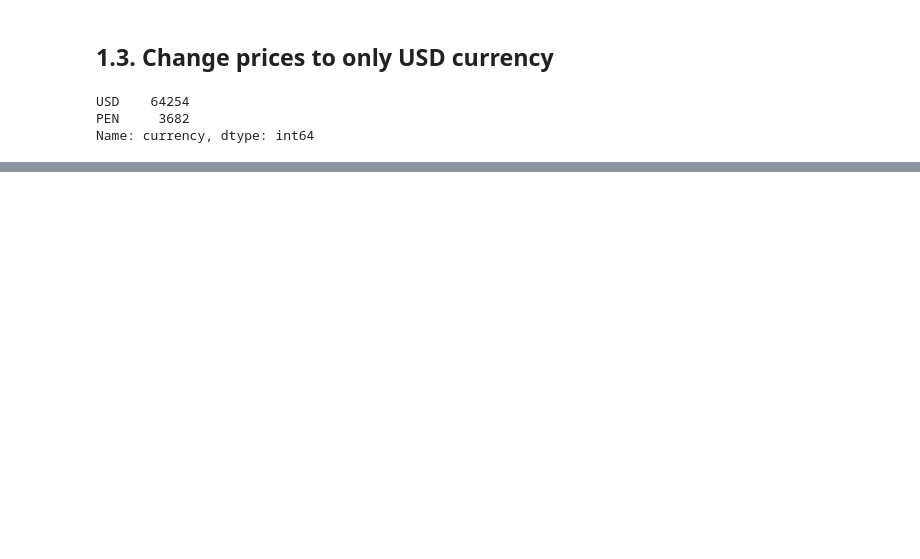
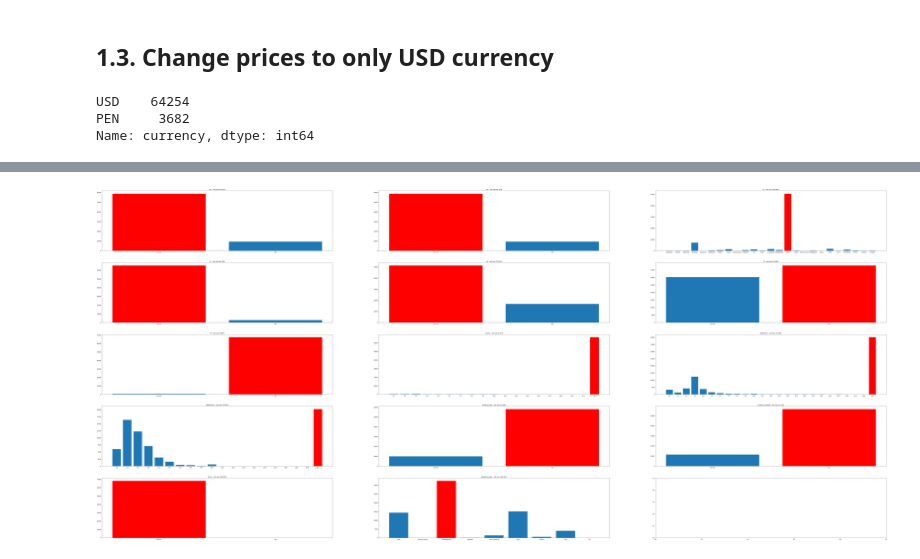
Before and after one commit to ECisneros20/Hackathon-BBVA-2022, a Jupyter notebook: House_prediction.ipynb, the cells around one changed output, grey strips where cells are left out. Drawn from its saved outputs; the diff is of its cells as text; code cells hidden in the pictures; blank space fills up the shorter version.

```diff
--- a/House_prediction.ipynb
+++ b/House_prediction.ipynb
@@ -227,3 +270,16 @@ property_type nan -> 0
 property_type nan -> 0.0 %
 property_type values -> ['Casa' 'Lote' 'Otro' 'Departamento' 'Depósito' 'Local comercial'
  'Oficina' 'Casa de campo' 'PH']
+# %%
+for i in peru.columns:
+
+  if (peru[i].nunique() < 25):
+
+    print("{} -> {}".format(i, peru[i].unique()))
+
+  else:
+
+    not_nan = peru[i].notna().sum()
+    nan = peru[i].isnull().sum()
+
+    print("{} -> not nan {}, nan {}".format(i, not_nan, nan))
@@ -229,0 +305,40 @@ property_type values -> ['Casa' 'Lote' 'Otro' 'Departamento' 'Depósito' 'Local
+# %%
+fig, axes = plt.subplots(nrows = 5, ncols = 3, figsize = (110, 50))
+count = 0
+
+for i in peru.columns:
+
+  if (peru[i].nunique() < 26):
+
+    index = np.sort(peru[i].unique())
+    index = index.astype(str)
+
+    counts = peru[i].value_counts(dropna = False).sort_index()
+
+    ax = axes[int(count / 3)][count % 3]
+
+    max_value = np.argmax(counts)
+
+    ax.bar(index, counts)[max_value].set_color('r')
+    title = "{} - not nan {:.2f}%".format(i, peru[i].notna().sum() / peru.shape[0] * 100)
+    ax.set_title(title)
+
+  else:
+
+    index = ["not nan", "nan"]
+
+    not_nan = peru[i].notna().sum()
+    nan = peru[i].isnull().sum()
+    counts = np.array([not_nan, nan])
+
+    ax = axes[int(count / 3)][count % 3]
+
+    max_value = np.argmax(counts)
+
+    ax.bar(index, counts)[max_value].set_color('r')
+    title = "{} - not nan {:.2f}%".format(i, not_nan / peru.shape[0] * 100)
+    ax.set_title(title)
+
+  count += 1
+# %% [output]
+[figure, added]
```
Also changed, not shown: parts of 37 cells of this notebook.
